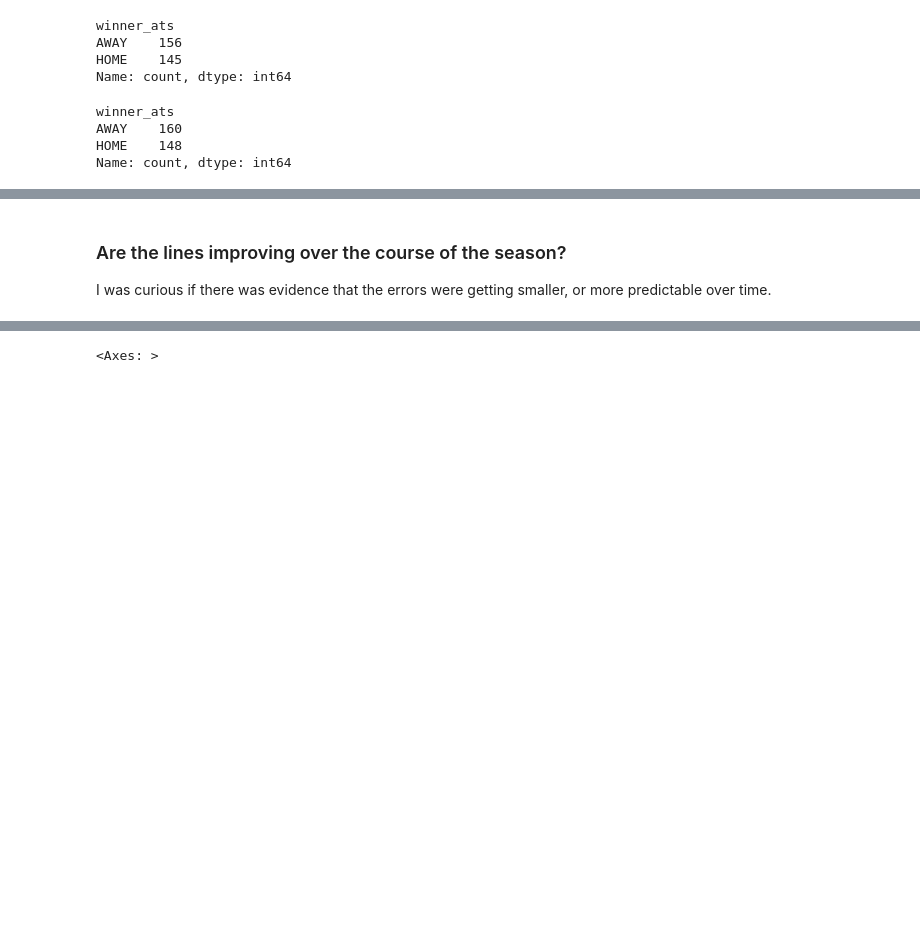
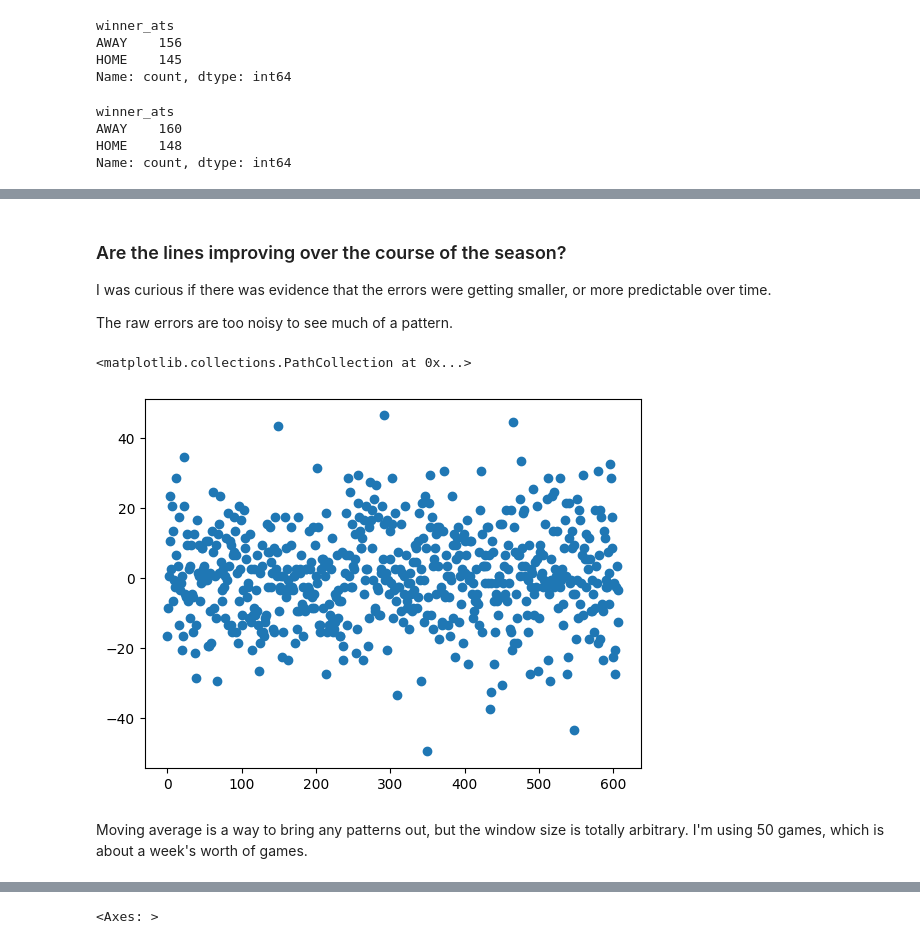
Before and after one commit to csdurfee/book, a Jupyter notebook: ep 2 LAST FAIR DEAL.ipynb, the cells around one changed output, grey strips where cells are left out. Cells and saved outputs as stored; diff of their text form; code cells hidden in the pictures; blank space fills up the shorter version.

```diff
--- a/ep 2 LAST FAIR DEAL.ipynb
+++ b/ep 2 LAST FAIR DEAL.ipynb
@@ -171,4 +278,14 @@ z test: 0.9320070332440739, std: 12.338962679253067 , p-value: 0.175666445338907
 ### Are the lines improving over the course of the season?
 
 I was curious if there was evidence that the errors were getting smaller, or more predictable over time.
+
+The raw errors are too noisy to see much of a pattern.
+# %%
+abs_closing_errors = np.abs(closing_errors)
+plt.scatter(range(len(closing_errors)), closing_errors)
+# %% [output]
+<matplotlib.collections.PathCollection at 0x...>
+[figure, added]
+# %% [markdown]
+Moving average is a way to bring any patterns out, but the window size is totally arbitrary. I'm using 50 games, which is about a week's worth of games.
 # %%
```
Also changed, not shown: parts of 56 cells of this notebook.
